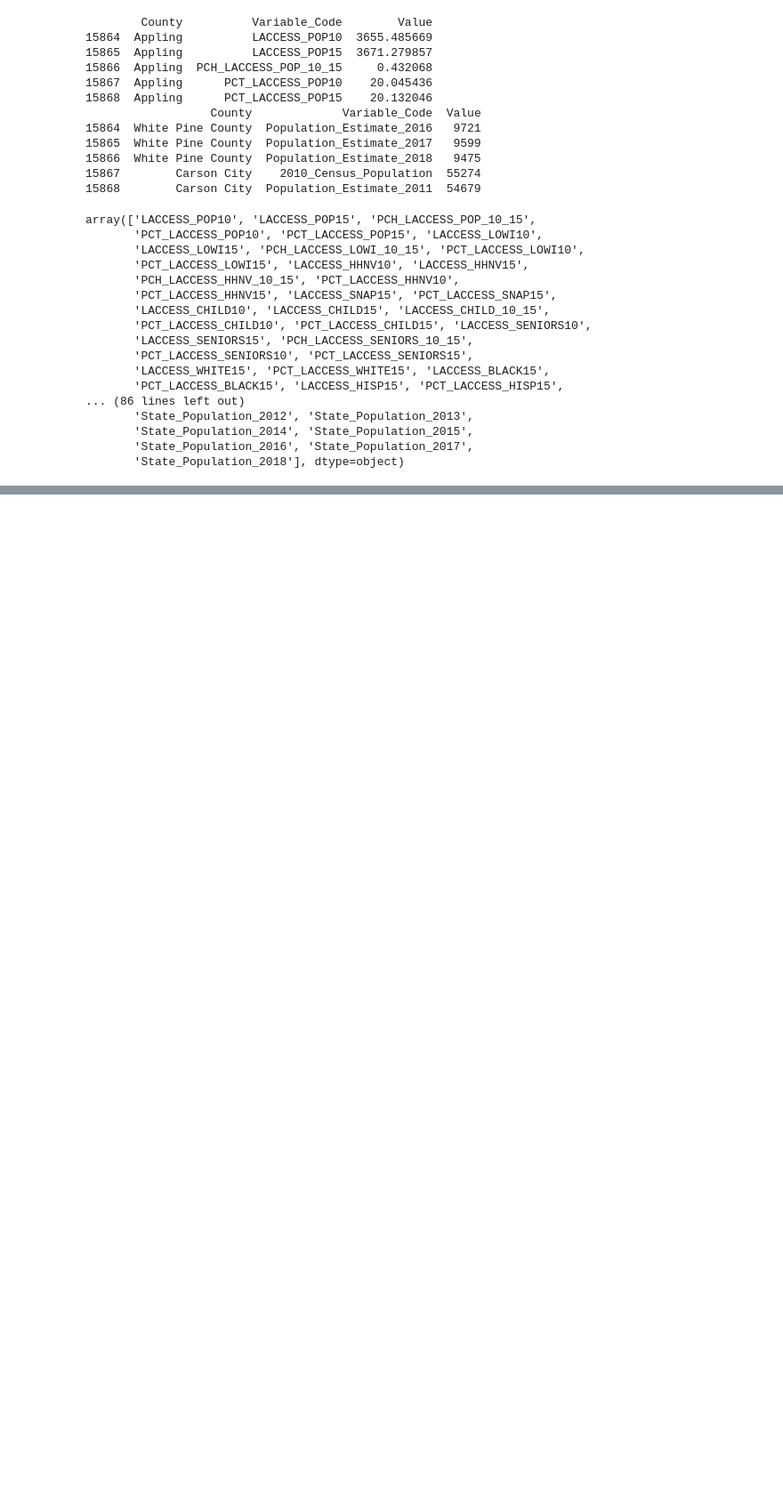
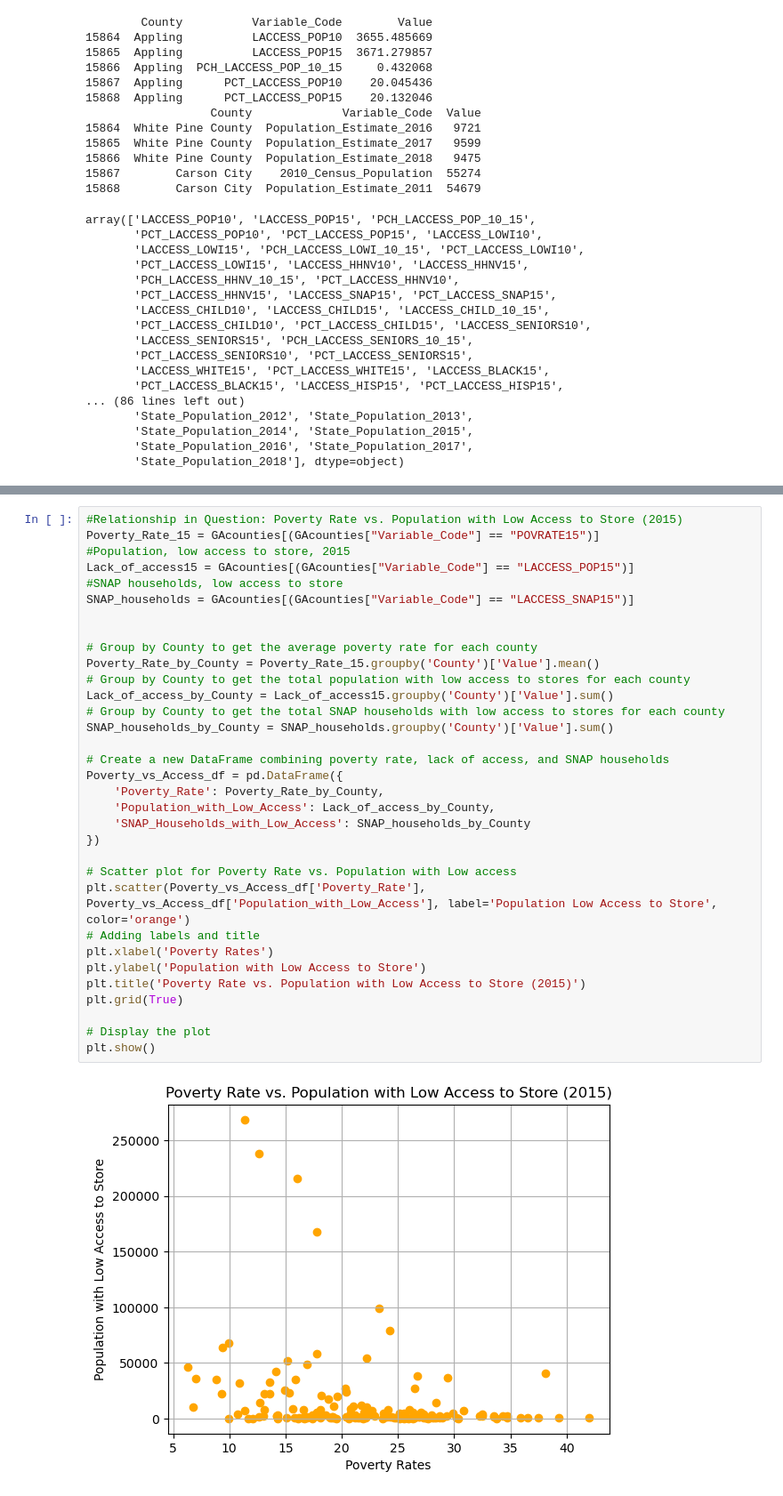
Before and after one commit to anishak520/Project1, a Jupyter notebook: Initial_Data.ipynb, the cells around one changed output, grey strips where cells are left out. Shown at 89% size. Cells and saved outputs as stored; diff of their text form; blank space fills up the shorter version.

```diff
--- a/Initial_Data.ipynb
+++ b/Initial_Data.ipynb
@@ -94,0 +123,35 @@ Name: Value, Length: 159, dtype: float64
+# %%
+#Relationship in Question: Poverty Rate vs. Population with Low Access to Store (2015)
+Poverty_Rate_15 = GAcounties[(GAcounties["Variable_Code"] == "POVRATE15")]
+#Population, low access to store, 2015
+Lack_of_access15 = GAcounties[(GAcounties["Variable_Code"] == "LACCESS_POP15")]
+#SNAP households, low access to store
+SNAP_households = GAcounties[(GAcounties["Variable_Code"] == "LACCESS_SNAP15")]
+
+
+# Group by County to get the average poverty rate for each county
+Poverty_Rate_by_County = Poverty_Rate_15.groupby('County')['Value'].mean()
+# Group by County to get the total population with low access to stores for each county
+Lack_of_access_by_County = Lack_of_access15.groupby('County')['Value'].sum()
+# Group by County to get the total SNAP households with low access to stores for each county
+SNAP_households_by_County = SNAP_households.groupby('County')['Value'].sum()
+
+# Create a new DataFrame combining poverty rate, lack of access, and SNAP households
+Poverty_vs_Access_df = pd.DataFrame({
+    'Poverty_Rate': Poverty_Rate_by_County,
+    'Population_with_Low_Access': Lack_of_access_by_County,
+    'SNAP_Households_with_Low_Access': SNAP_households_by_County
+})
+
+# Scatter plot for Poverty Rate vs. Population with Low access
+plt.scatter(Poverty_vs_Access_df['Poverty_Rate'], Poverty_vs_Access_df['Population_with_Low_Access'], label='Population Low Access to Store', color='orange')
+# Adding labels and title
+plt.xlabel('Poverty Rates')
+plt.ylabel('Population with Low Access to Store')
+plt.title('Poverty Rate vs. Population with Low Access to Store (2015)')
+plt.grid(True)
+
+# Display the plot
+plt.show()
+# %% [output]
+[figure, added]
```
Also changed, not shown: parts of 6 cells of this notebook.
